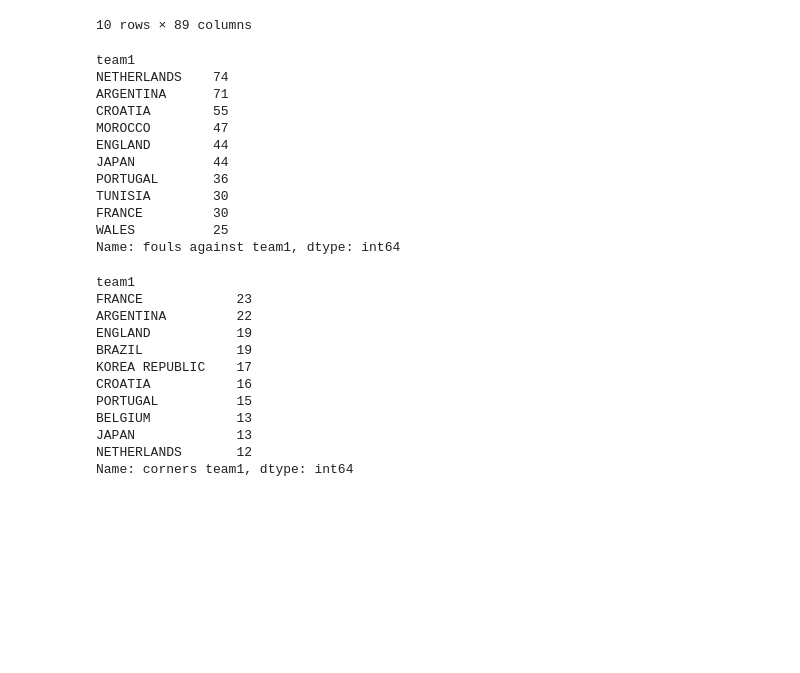
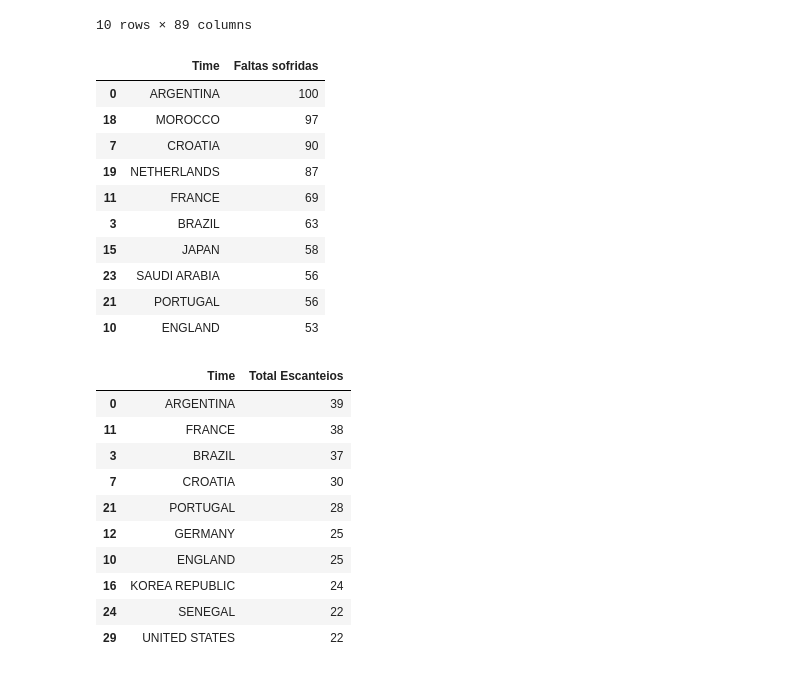
Before and after one commit to denisemasar/project, a Jupyter notebook: project.ipynb, the cells around one changed output. Cells and saved outputs as stored; diff of their text form; code cells hidden in the pictures; blank space fills up the shorter version.

```diff
--- a/project.ipynb
+++ b/project.ipynb
@@ -352,45 +388,65 @@ df.sort_values('total_yellow', ascending=False).head(10)
 # %%
 # ==========================================================
 # PERGUNTA 7:
 # Quais os times sofreram mais FALTAS (cite os 10 primeiros)?
 # ==========================================================
 # soma total de faltas sofridas por cada time
 
-df.groupby('team1')['fouls against team1'].sum().sort_values(ascending=False).head(10)
+def fouls_suffered(df):
+    # Faltas sofridas quando o time é team1
+    fouls_team1 = df.groupby('team1')['fouls against team1'].sum()
+    # Faltas sofridas quando o time é team2
+    fouls_team2 = df.groupby('team2')['fouls against team2'].sum()
+    # Somar os dois
+    total_fouls = fouls_team1.add(fouls_team2, fill_value=0)
+    # Transformar em DataFrame limpo
+    fouls_df = total_fouls.reset_index()
+    fouls_df.columns = ['Time', 'Faltas sofridas']
+    return fouls_df
+
+fouls_suffered(df).sort_values('Faltas sofridas', ascending=False).head(10)
 # %% [output]
-team1
-NETHERLANDS    74
-ARGENTINA      71
-CROATIA        55
-MOROCCO        47
-ENGLAND        44
-JAPAN          44
-PORTUGAL       36
-TUNISIA        30
-FRANCE         30
-WALES          25
-Name: fouls against team1, dtype: int64
+|  | Time | Faltas sofridas |
+| 0 | ARGENTINA | 100 |
+| 18 | MOROCCO | 97 |
+| 7 | CROATIA | 90 |
+| 19 | NETHERLANDS | 87 |
+| 11 | FRANCE | 69 |
+| 3 | BRAZIL | 63 |
+| 15 | JAPAN | 58 |
+| 23 | SAUDI ARABIA | 56 |
+| 21 | PORTUGAL | 56 |
+| 10 | ENGLAND | 53 |
 # %%
 # ==========================================================
 # PERGUNTA 8:
 # Quais os times tiveram mais ESCANTEIOS (cite os 10 primeiros)?
 # ==========================================================
-# soma total de escanteios por time
+def total_corners(df):
+    # Escanteios quando o time é team1
+    corners_team1 = df.groupby('team1')['corners team1'].sum()
+    # Escanteios quando o time é team2
+    corners_team2 = df.groupby('team2')['corners team2'].sum()
+    # Somar os dois
+    total_corners = corners_team1.add(corners_team2, fill_value=0)
+    # Transformar em DataFrame limpo
+    corners_df = total_corners.reset_index()
+    corners_df.columns = ['Time', 'Total Escanteios']
+    return corners_df
 
-df.groupby('team1')['corners team1'].sum().sort_values(ascending=False).head(10)
+total_corners(df).sort_values('Total Escanteios', ascending=False).head(10)
 # %% [output]
-team1
-FRANCE            23
-ARGENTINA         22
-ENGLAND           19
-BRAZIL            19
-KOREA REPUBLIC    17
-CROATIA           16
-PORTUGAL          15
-BELGIUM           13
-JAPAN             13
-NETHERLANDS       12
-Name: corners team1, dtype: int64
+|  | Time | Total Escanteios |
+| 0 | ARGENTINA | 39 |
+| 11 | FRANCE | 38 |
+| 3 | BRAZIL | 37 |
+| 7 | CROATIA | 30 |
+| 21 | PORTUGAL | 28 |
+| 12 | GERMANY | 25 |
+| 10 | ENGLAND | 25 |
+| 16 | KOREA REPUBLIC | 24 |
+| 24 | SENEGAL | 22 |
+| 29 | UNITED STATES | 22 |
 # %%
 # ==========================================================
 # PERGUNTA 9:
```
Also changed, not shown: parts of 8 cells of this notebook, 1 other file.
